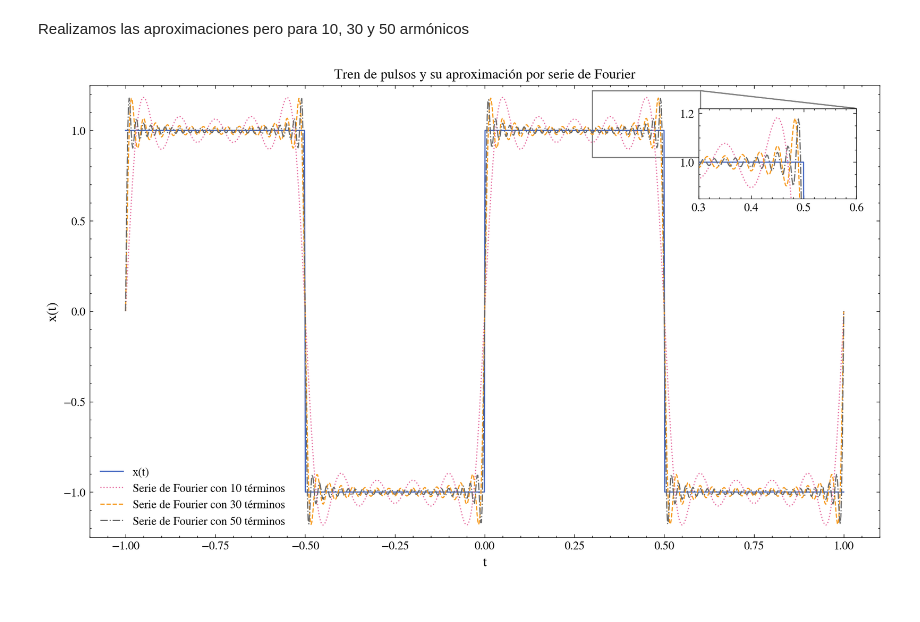
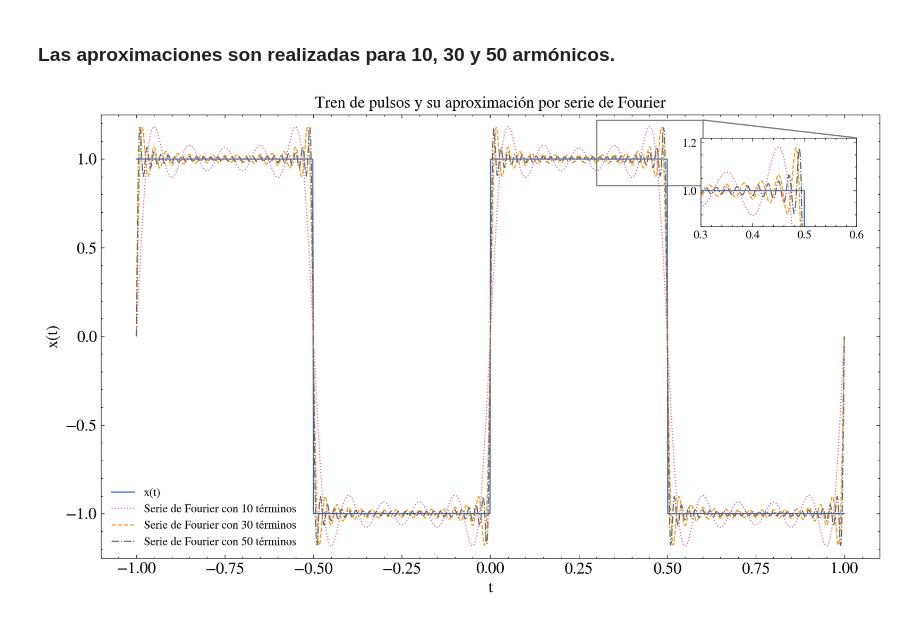
Before and after one commit to ignaschuemer7/TP1-AM3, a Jupyter notebook: walter_white.ipynb, the cells around one changed output. Cells and saved outputs as stored; diff of their text form; code cells hidden in the pictures.

```diff
--- a/walter_white.ipynb
+++ b/walter_white.ipynb
@@ -41,13 +48,13 @@ plt.show()
 # %%
 def trigFourierSeries(an: callable, bn: callable, a0: float, T: float, N: int) -> callable:
     """
-    Returns the trigonometric Fourier series of the function given
-    the coefficients an and bn and the number of terms N.
-    :param an: function that returns the coefficient an
-    :param bn: function that returns the coefficient bn
-    :param a0: constant term
-    :param T: period of the function
-    :param N: number of terms
+    Returns the trigonometric form of the Fourier series of the function
+    given the coefficients an and bn and the number of terms N.
+    :param an: function that returns the coefficients an.
+    :param bn: function that returns the coefficients bn.
+    :param a0: constant term.
+    :param T: period of the function.
+    :param N: number of terms.
     """
     def f(t: np.ndarray) -> np.ndarray:
         return a0 / 2 + sum(an(n) * np.cos(2 * np.pi * n * t / T) + bn(n) * np.sin(2 * np.pi * n * t / T) for n in range(1, N + 1))
@@ -55,12 +62,12 @@ def trigFourierSeries(an: callable, bn: callable, a0: float, T: float, N: int) -
 
 def expFourierSeries(cn: callable, c0: float, T: float, N: int) -> callable:
     """
-    Returns the exponential Fourier series of the function given
-    the coefficient cn and the number of terms N.
-    :param cn: function that returns the coefficient cn
-    :param c0: constant term
-    :param T: period of the function
-    :param N: number of terms
+    Returns the exponential form of the Fourier series of the function
+    given the coefficients cn and the number of terms N.
+    :param cn: function that returns the coefficients cn.
+    :param c0: constant term.
+    :param T: period of the function.
+    :param N: number of terms.
     """
     def f(t: np.ndarray) -> np.ndarray:
         return c0 + sum(cn(n) * np.exp(2 * np.pi * 1j * n * t / T) for n in range(-N, N + 1) if n != 0)
@@ -73,38 +145,33 @@ bn1 = lambda n: (2*A / (np.pi*n)) * (1 - (-1)**n)
 c01 = 0
 cn1 = lambda n: -1j * (A / (np.pi * n)) * (1 - (-1)**n)
 # %% [markdown]
-Realizamos las aproximaciones pero para 10, 30 y 50 armónicos
+### **Las aproximaciones son realizadas para 10, 30 y 50 armónicos.**
 # %%
+# Figura del Tren de Pulsos y sus aproximaciones
 fig, ax = plt.subplots(figsize=(10, 6))
 
-# Plot de la función Tren de pulsos y las aproximaciones
 ax.plot(t, x(t), label='x(t)')
 ax.plot(t, trigFourierSeries(an1, bn1, a01, T, 10)(t), label='Serie de Fourier con 10 términos')
 ax.plot(t, trigFourierSeries(an1, bn1, a01, T, 30)(t), label='Serie de Fourier con 30 términos')
 ax.plot(t, trigFourierSeries(an1, bn1, a01, T, 50)(t), label='Serie de Fourier con 50 términos')
-
-ax.set_xlabel('t')
-ax.set_ylabel('x(t)')
-ax.set_title('Tren de pulsos y su aproximación por serie de Fourier')
+ax.set_xlabel('t', fontsize=14)
+ax.set_ylabel('x(t)', fontsize=14)
+plt.xticks(fontsize=14)
+plt.yticks(fontsize=14)
+ax.set_title('Tren de pulsos y su aproximación por serie de Fourier', fontsize=14)
 ax.legend(loc='lower left')
-
 original_xlim = ax.get_xlim()
 original_ylim = ax.get_ylim()
-
 ax.set_xlim(original_xlim)
 ax.set_ylim((-1.25, 1.25))
-
 axins = inset_axes(ax, width="20%", height="20%", loc='upper right', borderpad=2)
 axins.plot(t, x(t))
 axins.plot(t, trigFourierSeries(an1, bn1, a01, T, 10)(t))
 axins.plot(t, trigFourierSeries(an1, bn1, a01, T, 30)(t))
 axins.plot(t, trigFourierSeries(an1, bn1, a01, T, 50)(t))
-
 axins.set_xlim(0.30, 0.60)
 axins.set_ylim(0.85, 1.22)
-
 mark_inset(ax, axins, loc1=1, loc2=1, fc="none", ec="0.5")
-
 plt.show()
 # %% [output]
-[figure, old version]
+[figure, new version]
```
Also changed, not shown: parts of 18 cells of this notebook.
